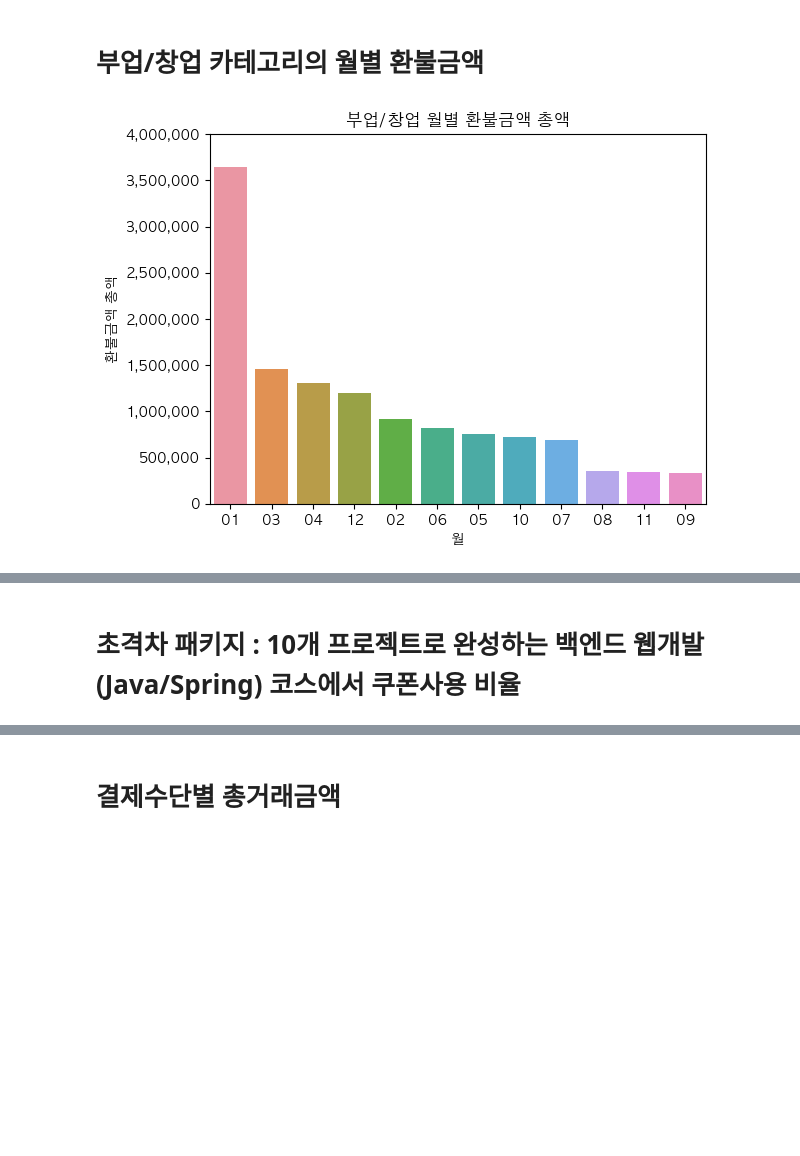
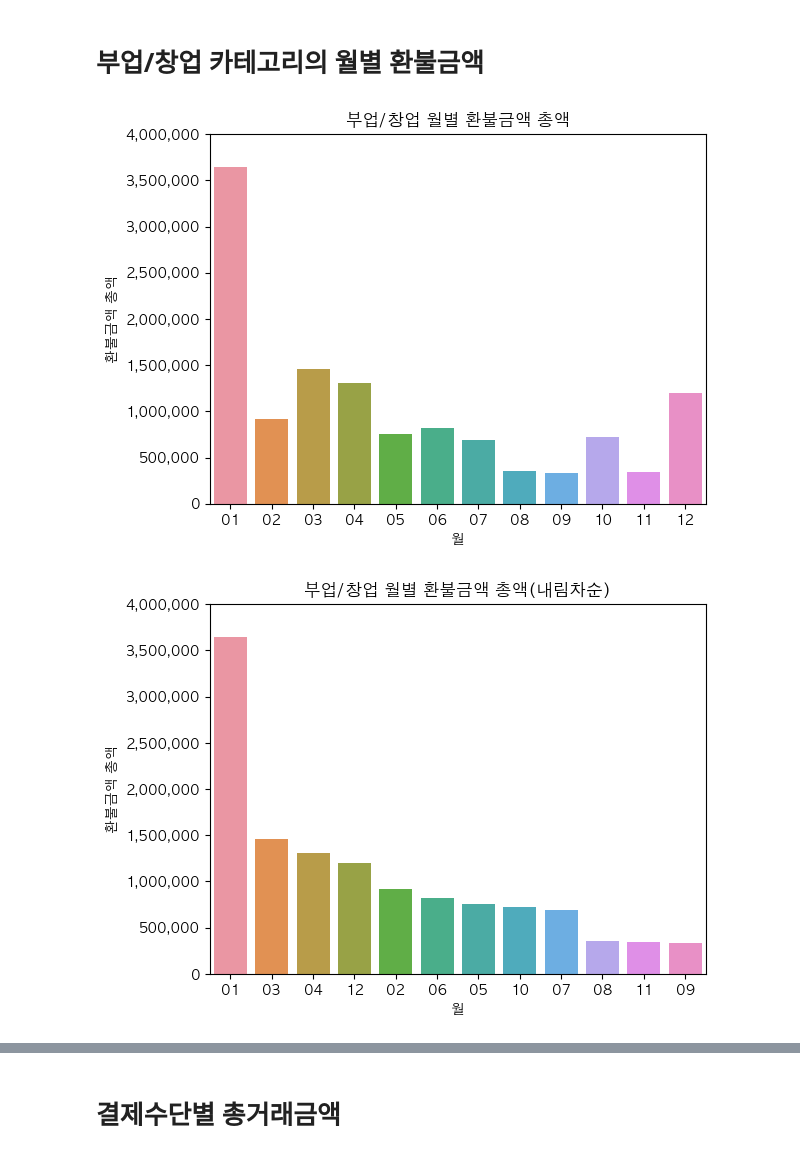
Before and after one commit to hogooba/minpj, a Jupyter notebook: pj.ipynb, the cells around one changed output, grey strips where cells are left out. Cells and saved outputs as stored; diff of their text form; code cells hidden in the pictures; blank space fills up the shorter version.

```diff
--- a/pj.ipynb
+++ b/pj.ipynb
@@ -592,22 +669,33 @@ print(f"상관계수: {mc_corr:.2f}")
 # %%
 # 월별 환불금액의 합으로 그룹화
 r_sub = cat_sub.groupby('월')['환불금액'].sum().abs().reset_index()
 
 # 환불금액의 내림차순으로 정령
-r_sub = r_sub.sort_values('환불금액', ascending=False)
+r_sub_s = r_sub.sort_values('환불금액', ascending=False)
 
 # 월별 환불금액 총합 시각화
 sns.barplot(x='월', y='환불금액', data=r_sub)
 plt.title("부업/창업 월별 환불금액 총액")
 plt.xlabel("월")
 plt.ylabel("환불금액 총액")
 plt.yticks(plt.yticks()[0], [f"{int(y_value):,}" for y_value in plt.yticks()[0]])
 
 plt.show()
 
+# 월별 환불금액 총합 시각화
+sns.barplot(x='월', y='환불금액', data=r_sub_s)
+plt.title("부업/창업 월별 환불금액 총액(내림차순)")
+plt.xlabel("월")
+plt.ylabel("환불금액 총액")
+plt.yticks(plt.yticks()[0], [f"{int(y_value):,}" for y_value in plt.yticks()[0]])
+
+plt.show()
+
+
 print(r_sub.head(1))
 print(r_sub.tail(1))
 # %% [output]
-[figure, old version]
+[figure, new version]
+[figure, added]
     월     환불금액
 0  01  3642803
@@ -616,2 +703,0 @@ print(r_sub.tail(1))
-# %% [markdown]
-# 초격차 패키지 : 10개 프로젝트로 완성하는 백엔드 웹개발(Java/Spring) 코스에서 쿠폰사용 비율
```
Also changed, not shown: parts of 72 cells of this notebook.
